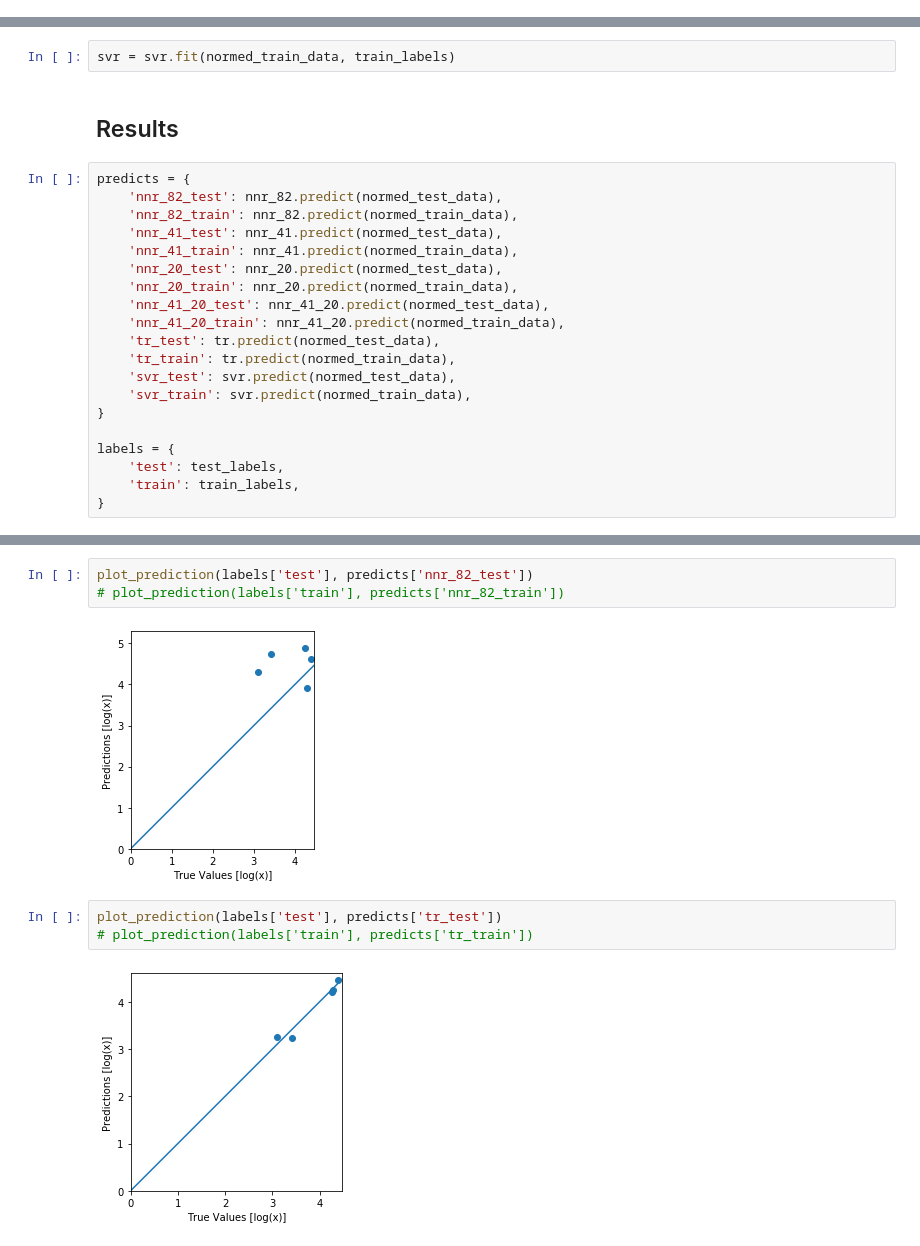
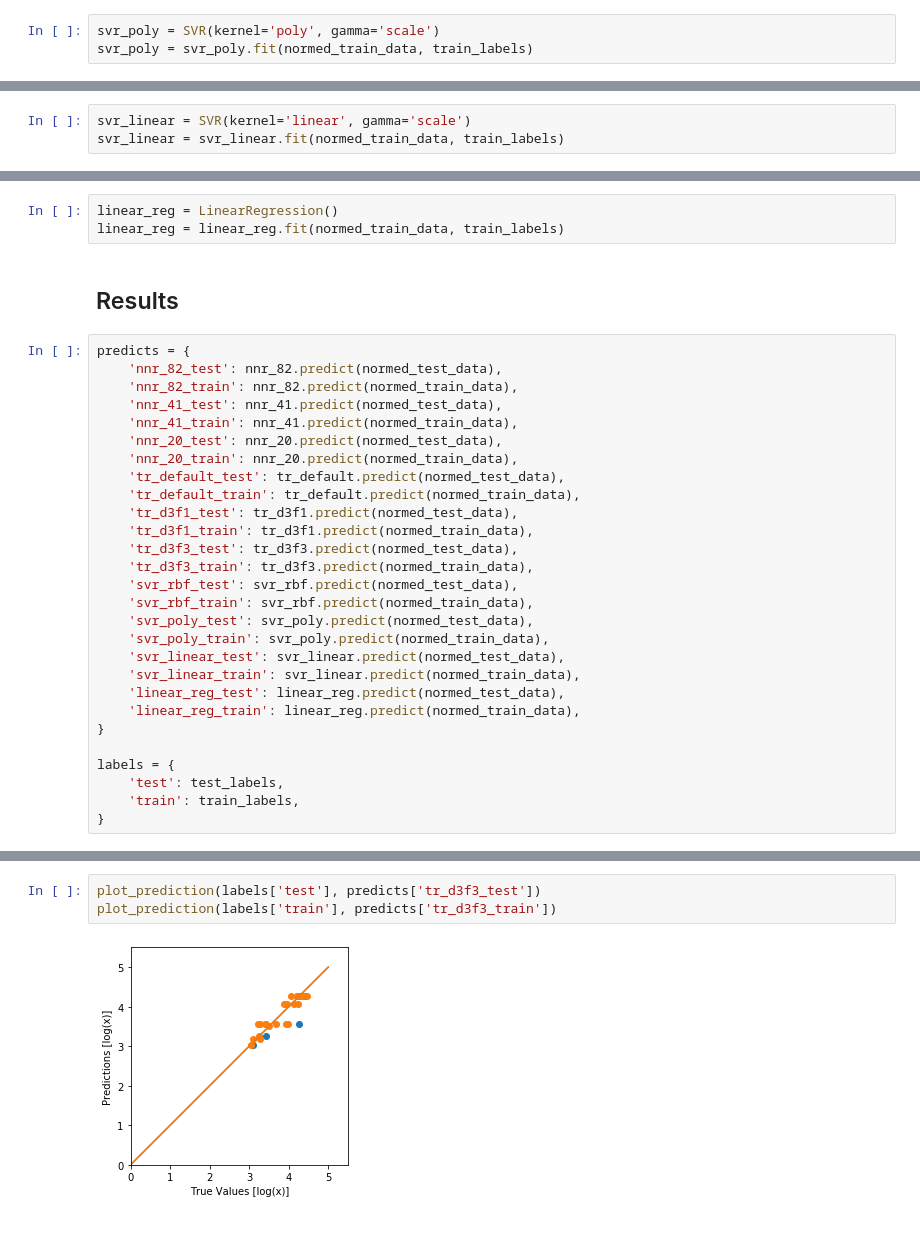
Before and after one commit to k4t0mono/hashtag_analysis, a Jupyter notebook: regression.ipynb, the cells around one changed output, grey strips where cells are left out. Cells and saved outputs as stored; diff of their text form.

```diff
--- a/regression.ipynb
+++ b/regression.ipynb
@@ -186,0 +205,3 @@ svr = SVR(gamma='scale')
+# %%
+svr_poly = SVR(kernel='poly', gamma='scale')
+svr_poly = svr_poly.fit(normed_train_data, train_labels)
@@ -186,0 +210,3 @@ svr = SVR(gamma='scale')
+# %%
+svr_linear = SVR(kernel='linear', gamma='scale')
+svr_linear = svr_linear.fit(normed_train_data, train_labels)
@@ -187,5 +217,6 @@ svr = SVR(gamma='scale')
 # %%
-svr = svr.fit(normed_train_data, train_labels)
+linear_reg = LinearRegression()
+linear_reg = linear_reg.fit(normed_train_data, train_labels)
 # %% [markdown]
 ## Results
 # %%
@@ -196,12 +227,20 @@ predicts = {
     'nnr_41_train': nnr_41.predict(normed_train_data),
     'nnr_20_test': nnr_20.predict(normed_test_data),
     'nnr_20_train': nnr_20.predict(normed_train_data),
-    'nnr_41_20_test': nnr_41_20.predict(normed_test_data),
-    'nnr_41_20_train': nnr_41_20.predict(normed_train_data),
-    'tr_test': tr.predict(normed_test_data),
-    'tr_train': tr.predict(normed_train_data),
-    'svr_test': svr.predict(normed_test_data),
-    'svr_train': svr.predict(normed_train_data),
+    'tr_default_test': tr_default.predict(normed_test_data),
+    'tr_default_train': tr_default.predict(normed_train_data),
+    'tr_d3f1_test': tr_d3f1.predict(normed_test_data),
+    'tr_d3f1_train': tr_d3f1.predict(normed_train_data),
+    'tr_d3f3_test': tr_d3f3.predict(normed_test_data),
+    'tr_d3f3_train': tr_d3f3.predict(normed_train_data),
+    'svr_rbf_test': svr_rbf.predict(normed_test_data),
+    'svr_rbf_train': svr_rbf.predict(normed_train_data),
+    'svr_poly_test': svr_poly.predict(normed_test_data),
+    'svr_poly_train': svr_poly.predict(normed_train_data),
+    'svr_linear_test': svr_linear.predict(normed_test_data),
+    'svr_linear_train': svr_linear.predict(normed_train_data),
+    'linear_reg_test': linear_reg.predict(normed_test_data),
+    'linear_reg_train': linear_reg.predict(normed_train_data),
 }
 
 labels = {
@@ -243,10 +284,5 @@ results
 # %%
-plot_prediction(labels['test'], predicts['nnr_82_test'])
-# plot_prediction(labels['train'], predicts['nnr_82_train'])
+plot_prediction(labels['test'], predicts['tr_d3f3_test'])
+plot_prediction(labels['train'], predicts['tr_d3f3_train'])
 # %% [output]
-[figure, old version]
+[figure, new version]
-# %%
-plot_prediction(labels['test'], predicts['tr_test'])
-# plot_prediction(labels['train'], predicts['tr_train'])
-# %% [output]
-[figure, removed]
```
Also changed, not shown: parts of 29 cells of this notebook, 10 other files.
